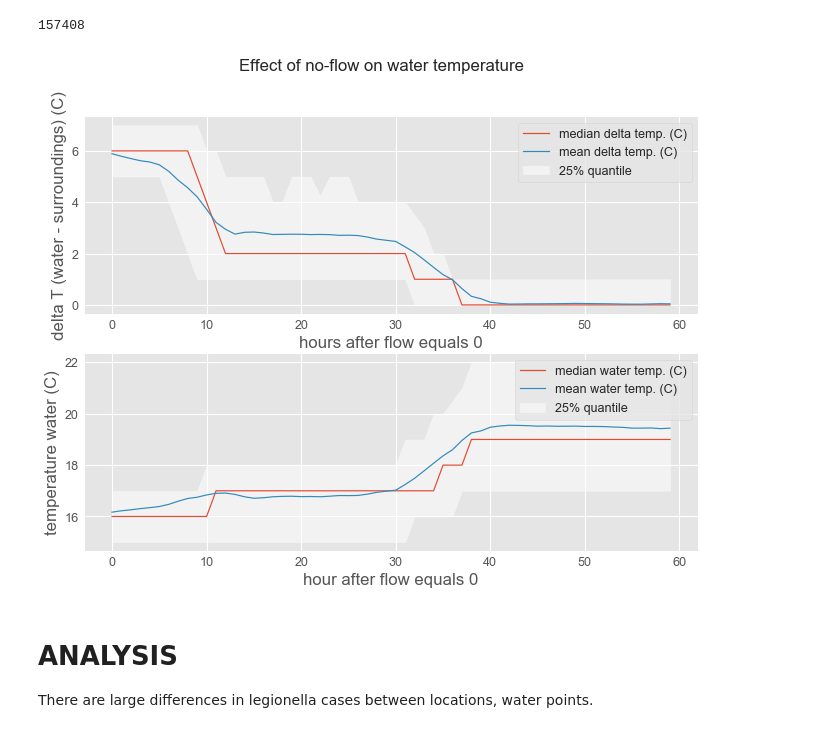
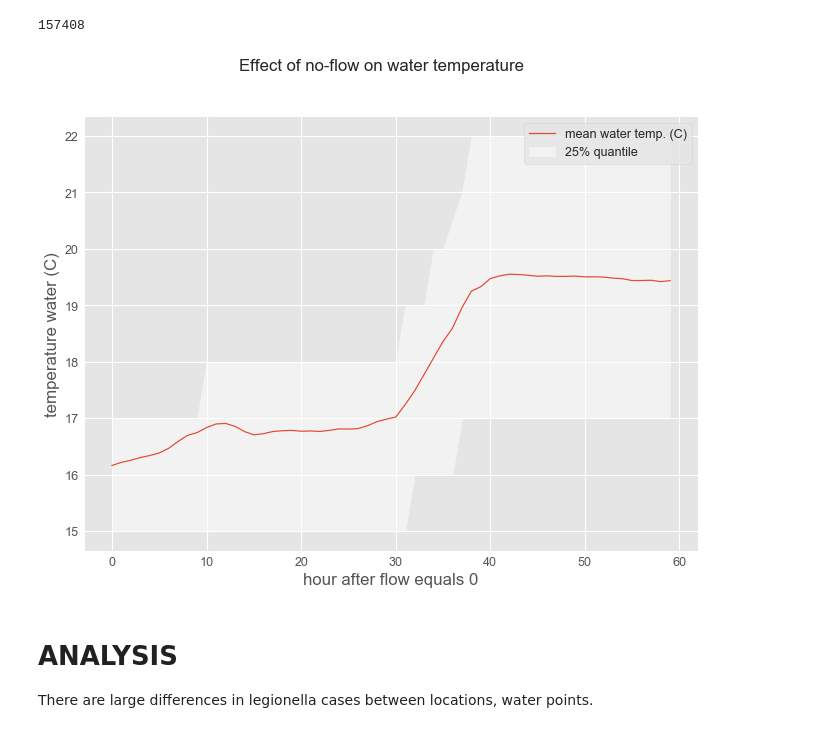
Before and after one commit to esquire900/team-water, a Jupyter notebook: presentatie/presentatie.ipynb, the cells around one changed output. Drawn from its saved outputs; the diff is of its cells as text; code cells hidden in the pictures.

```diff
--- a/presentatie/presentatie.ipynb
+++ b/presentatie/presentatie.ipynb
@@ -91,30 +91,20 @@ for inx, row in df.iloc[:].iterrows():
 # %% [output]
 157408
 # %%
-fig, ax = plt.subplots(2,1,figsize=(11,8))
+fig, ax = plt.subplots(figsize=(11,8))
 
-agg = pd.DataFrame(data).groupby('hour').target
-agg.median().iloc[:60].plot(label='median delta temp. (C)', legend=True, ax=ax[0])
-agg.mean().iloc[:60].plot(label='mean delta temp. (C)', legend=True, ax=ax[0])
+agg = pd.DataFrame(data).groupby('hour').water_temp
+#agg.median().iloc[:60].plot(label='median water temp. (C)', legend=True, ax=ax)
+agg.mean().iloc[:60].plot(label='mean water temp. (C)', legend=True, ax=ax)
 lower_bound = agg.quantile(.75).iloc[:60]
 upper_bound = agg.quantile(.25).iloc[:60]
-ax[0].fill_between(range(60), lower_bound, upper_bound, alpha=0.5, label='25% quantile', color='white')
-ax[0].legend()
-ax[0].set_xlabel('hours after flow equals 0')
-ax[0].set_ylabel('delta T (water - surroundings) (C)');
-
-agg = pd.DataFrame(data).groupby('hour').water_temp
-agg.median().iloc[:60].plot(label='median water temp. (C)', legend=True, ax=ax[1])
-agg.mean().iloc[:60].plot(label='mean water temp. (C)', legend=True, ax=ax[1])
-lower_bound = agg.quantile(.75).iloc[:60]
-upper_bound = agg.quantile(.25).iloc[:60]
-ax[1].fill_between(range(60), lower_bound, upper_bound, alpha=0.5, label='25% quantile', color='white')
-ax[1].legend()
-ax[1].set_xlabel('hour after flow equals 0')
-ax[1].set_ylabel('temperature water (C)');
+ax.fill_between(range(60), lower_bound, upper_bound, alpha=0.5, label='25% quantile', color='white')
+ax.legend()
+ax.set_xlabel('hour after flow equals 0')
+ax.set_ylabel('temperature water (C)');
 fig.suptitle('Effect of no-flow on water temperature');
 # %% [output]
-[figure, old version]
+[figure, new version]
 # %% [markdown]
 # ANALYSIS
 There are large differences in legionella cases between locations, water points.
```
Also changed, not shown: parts of 11 cells of this notebook, 3 other files.
